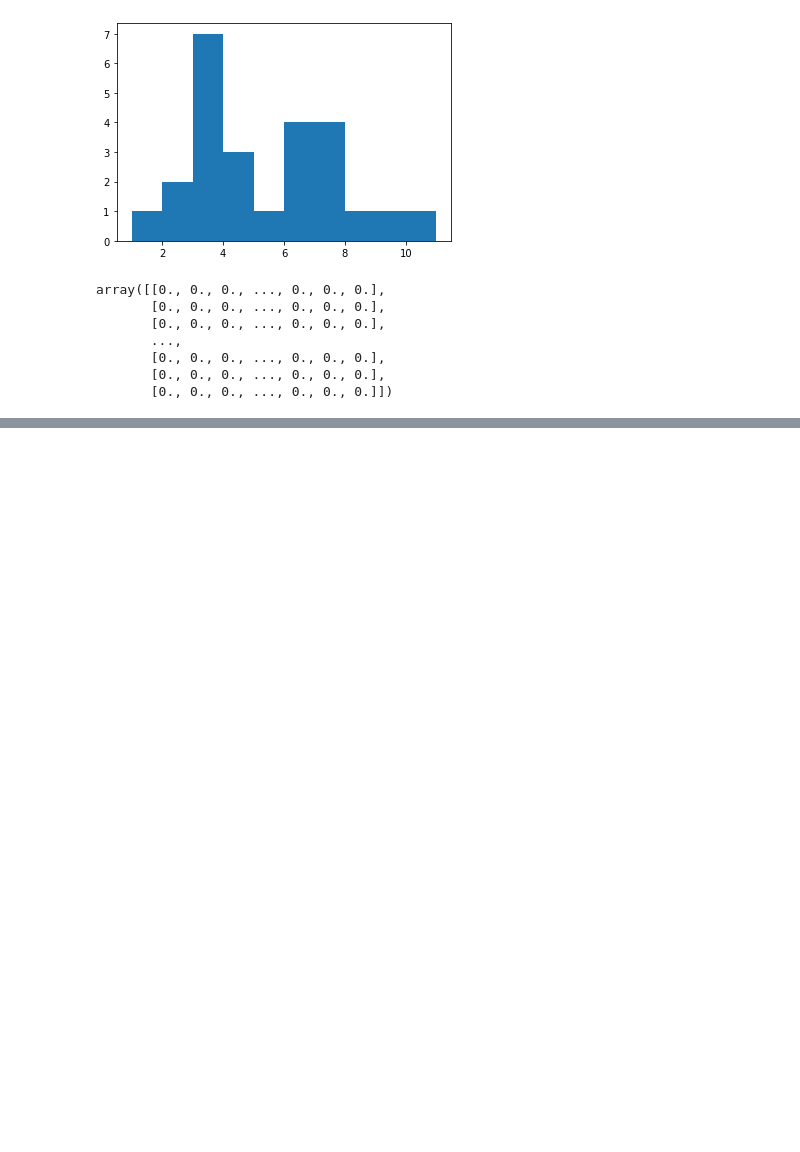
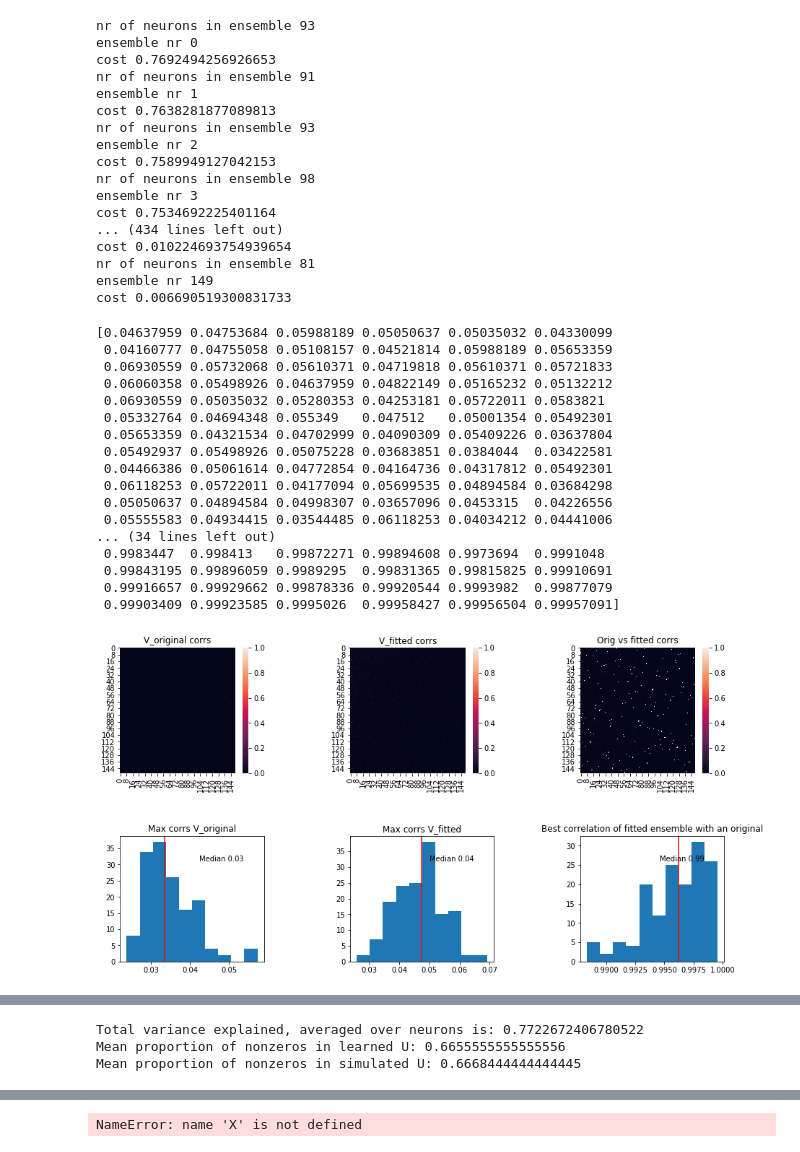
Before and after one commit to MouseLand/EnsemblePursuit, a Jupyter notebook: Simulations/GammaSimulatons.ipynb, the cells around one changed output, grey strips where cells are left out. Saved outputs shown, nothing was run; the diff lists cells and outputs as text; code cells hidden in the pictures; blank space fills up the shorter version.

```diff
--- a/Simulations/GammaSimulatons.ipynb
+++ b/Simulations/GammaSimulatons.ipynb
@@ -1,10 +1,15 @@
 # %%
 from GammaSimulations import GammaSimulations
 # %%
-nr_components=25
-nr_timepoints=50
-nr_neurons=500
+nr_components=150
+nr_timepoints=5800
+nr_neurons=10000
+model_string='EnsemblePursuitNumpy'
 sim=GammaSimulations()
-sim.simulate_data(nr_components,nr_timepoints,nr_neurons)
-sim.simulate_data_w_noise(nr_components,nr_timepoints,nr_neurons,noise_ampl_mult=4)
+sim.run_and_fit(model_string,nr_components,nr_timepoints,nr_neurons,lambd=0.01)
+sim.V_corr_mat(model_string)
+sim.variance_explained_across_neurons()
+sim.sparsity(model_string,nr_components)
+#X=sim.simulate_data(nr_components,nr_timepoints,nr_neurons)
+#X_noise=sim.simulate_data_w_noise(nr_components,nr_timepoints,nr_neurons,noise_ampl_mult=4)
 # %% [output]
@@ -12,8 +17,35 @@ sim.simulate_data_w_noise(nr_components,nr_timepoints,nr_neurons,noise_ampl_mult
+nr of neurons in ensemble 93
+ensemble nr 0
+cost 0.7692494256926653
+nr of neurons in ensemble 91
+ensemble nr 1
+cost 0.7638281877089813
+nr of neurons in ensemble 93
+ensemble nr 2
+cost 0.7589949127042153
+nr of neurons in ensemble 98
+ensemble nr 3
+cost 0.7534692225401164
+... (434 lines left out)
+cost 0.010224693754939654
+nr of neurons in ensemble 81
+ensemble nr 149
+cost 0.006690519300831733
+[0.04637959 0.04753684 0.05988189 0.05050637 0.05035032 0.04330099
+ 0.04160777 0.04755058 0.05108157 0.04521814 0.05988189 0.05653359
+ 0.06930559 0.05732068 0.05610371 0.04719818 0.05610371 0.05721833
+ 0.06060358 0.05498926 0.04637959 0.04822149 0.05165232 0.05132212
+ 0.06930559 0.05035032 0.05280353 0.04253181 0.05722011 0.0583821
+ 0.05332764 0.04694348 0.055349   0.047512   0.05001354 0.05492301
+ 0.05653359 0.04321534 0.04702999 0.04090309 0.05409226 0.03637804
+ 0.05492937 0.05498926 0.05075228 0.03683851 0.0384044  0.03422581
+ 0.04466386 0.05061614 0.04772854 0.04164736 0.04317812 0.05492301
+ 0.06118253 0.05722011 0.04177094 0.05699535 0.04894584 0.03684298
+ 0.05050637 0.04894584 0.04998307 0.03657096 0.0453315  0.04226556
+ 0.05555583 0.04934415 0.03544485 0.06118253 0.04034212 0.04441006
+... (34 lines left out)
+ 0.9983447  0.998413   0.99872271 0.99894608 0.9973694  0.9991048
+ 0.99843195 0.99896059 0.9989295  0.99831365 0.99815825 0.99910691
+ 0.99916657 0.99929662 0.99878336 0.99920544 0.9993982  0.99877079
+ 0.99903409 0.99923585 0.9995026  0.99958427 0.99956504 0.99957091]
-[figure, old version]
+[figure, new version]
-array([[0., 0., 0., ..., 0., 0., 0.],
-       [0., 0., 0., ..., 0., 0., 0.],
-       [0., 0., 0., ..., 0., 0., 0.],
-       ...,
-       [0., 0., 0., ..., 0., 0., 0.],
-       [0., 0., 0., ..., 0., 0., 0.],
-       [0., 0., 0., ..., 0., 0., 0.]])
@@ -19,0 +53,3 @@ array([[0., 0., 0., ..., 0., 0., 0.],
+Total variance explained, averaged over neurons is: 0.7722672406780522
+Mean proportion of nonzeros in learned U: 0.6655555555555556
+Mean proportion of nonzeros in simulated U: 0.6668444444444445
@@ -19,0 +58,6 @@ array([[0., 0., 0., ..., 0., 0., 0.],
+# %%
+print(X.shape)
+import matplotlib.pyplot as plt
+plt.plot(X[0,:])
+# %% [output]
+NameError: name 'X' is not defined
```
Also changed, not shown: parts of 1 cell of this notebook, 1 other file.
